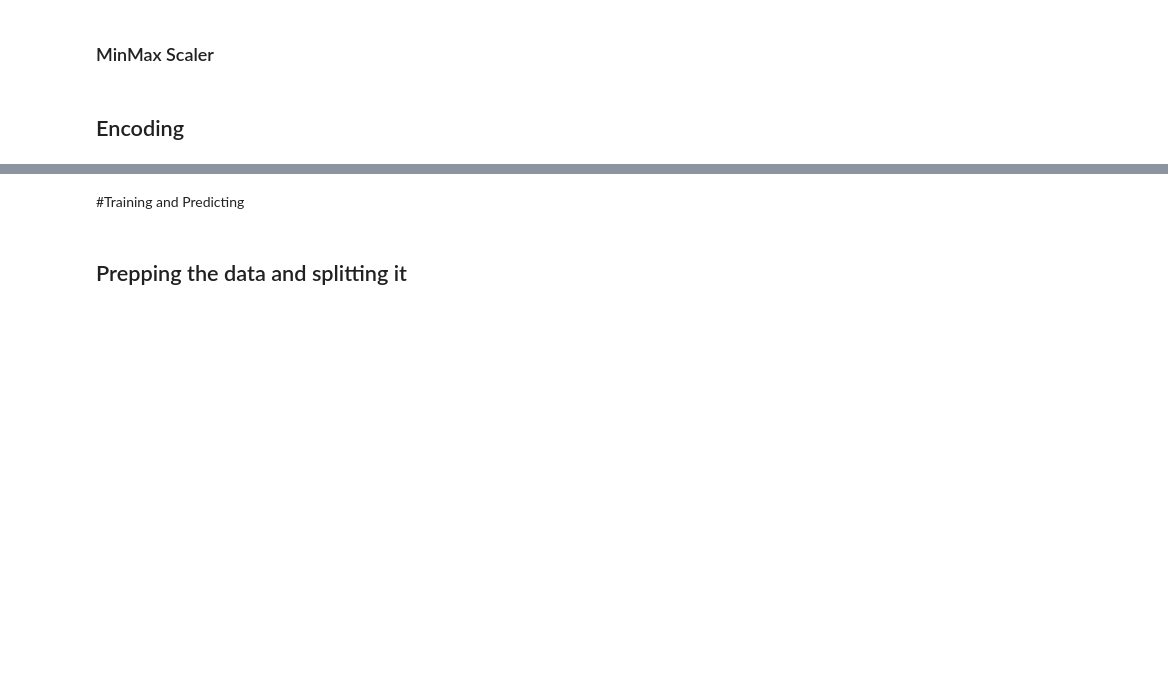
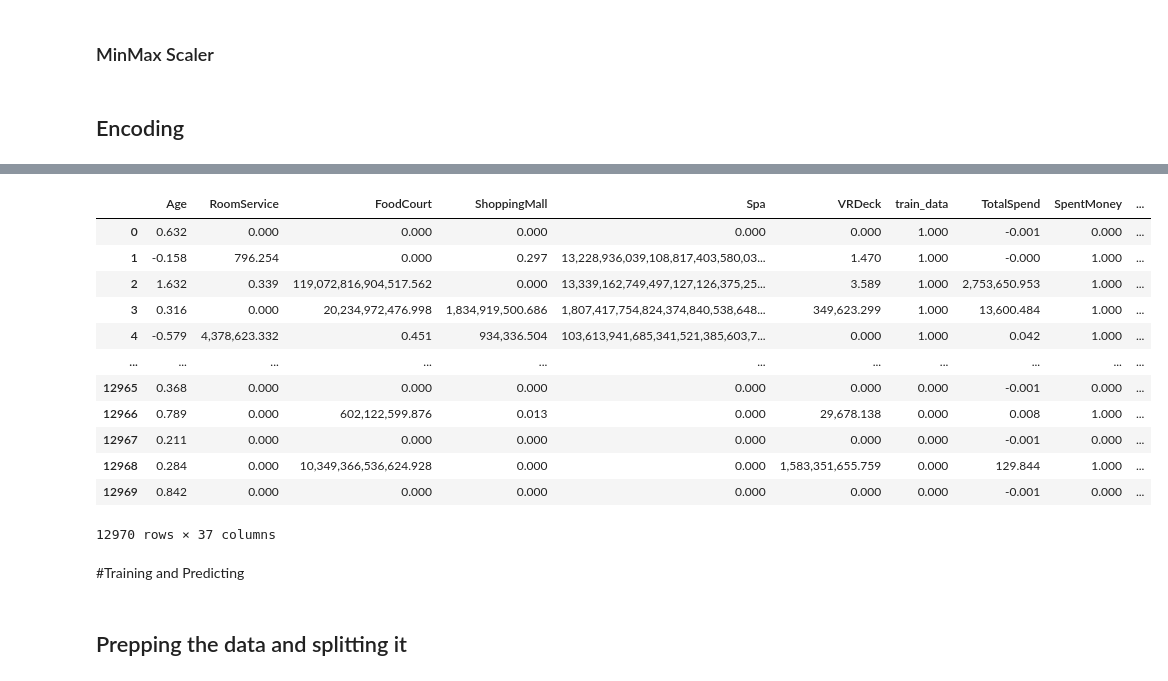
Before and after one commit to zdanielshi/data_science_LFZ, a Jupyter notebook: Kaggle_Space_Titanic_Competition.ipynb, the cells around one changed output, grey strips where cells are left out. Saved outputs shown, nothing was run; the diff lists cells and outputs as text; code cells hidden in the pictures; blank space fills up the shorter version.

```diff
--- a/Kaggle_Space_Titanic_Competition.ipynb
+++ b/Kaggle_Space_Titanic_Competition.ipynb
@@ -333 +335,4 @@ x
 12970 rows × 37 columns
+# %%
+imp_neighbors = 5
+imputer = KNNImputer(n_neighbors=imp_neighbors)
@@ -333,0 +343,2 @@ x
+# %%
+x = pd.DataFrame(imputer.fit_transform(x), columns = x.columns)
@@ -334,3 +349,19 @@ x
+# %%
+x
+# %% [output]
+|  | Age | RoomService | FoodCourt | ShoppingMall | Spa | VRDeck | train_data | TotalSpend | SpentMoney | ... |
+| 0 | 0.632 | 0.000 | 0.000 | 0.000 | 0.000 | 0.000 | 1.000 | -0.001 | 0.000 | ... |
+| 1 | -0.158 | 796.254 | 0.000 | 0.297 | 13,228,936,039,108,817,403,580,03... | 1.470 | 1.000 | -0.000 | 1.000 | ... |
+| 2 | 1.632 | 0.339 | 119,072,816,904,517.562 | 0.000 | 13,339,162,749,497,127,126,375,25... | 3.589 | 1.000 | 2,753,650.953 | 1.000 | ... |
+| 3 | 0.316 | 0.000 | 20,234,972,476.998 | 1,834,919,500.686 | 1,807,417,754,824,374,840,538,648... | 349,623.299 | 1.000 | 13,600.484 | 1.000 | ... |
+| 4 | -0.579 | 4,378,623.332 | 0.451 | 934,336.504 | 103,613,941,685,341,521,385,603,7... | 0.000 | 1.000 | 0.042 | 1.000 | ... |
+| ... | ... | ... | ... | ... | ... | ... | ... | ... | ... | ... |
+| 12965 | 0.368 | 0.000 | 0.000 | 0.000 | 0.000 | 0.000 | 0.000 | -0.001 | 0.000 | ... |
+| 12966 | 0.789 | 0.000 | 602,122,599.876 | 0.013 | 0.000 | 29,678.138 | 0.000 | 0.008 | 1.000 | ... |
+| 12967 | 0.211 | 0.000 | 0.000 | 0.000 | 0.000 | 0.000 | 0.000 | -0.001 | 0.000 | ... |
+| 12968 | 0.284 | 0.000 | 10,349,366,536,624.928 | 0.000 | 0.000 | 1,583,351,655.759 | 0.000 | 129.844 | 1.000 | ... |
+| 12969 | 0.842 | 0.000 | 0.000 | 0.000 | 0.000 | 0.000 | 0.000 | -0.001 | 0.000 | ... |
+12970 rows × 37 columns
 # %% [markdown]
 #Training and Predicting
 # %% [markdown]
```
Also changed, not shown: parts of 58 cells of this notebook.
